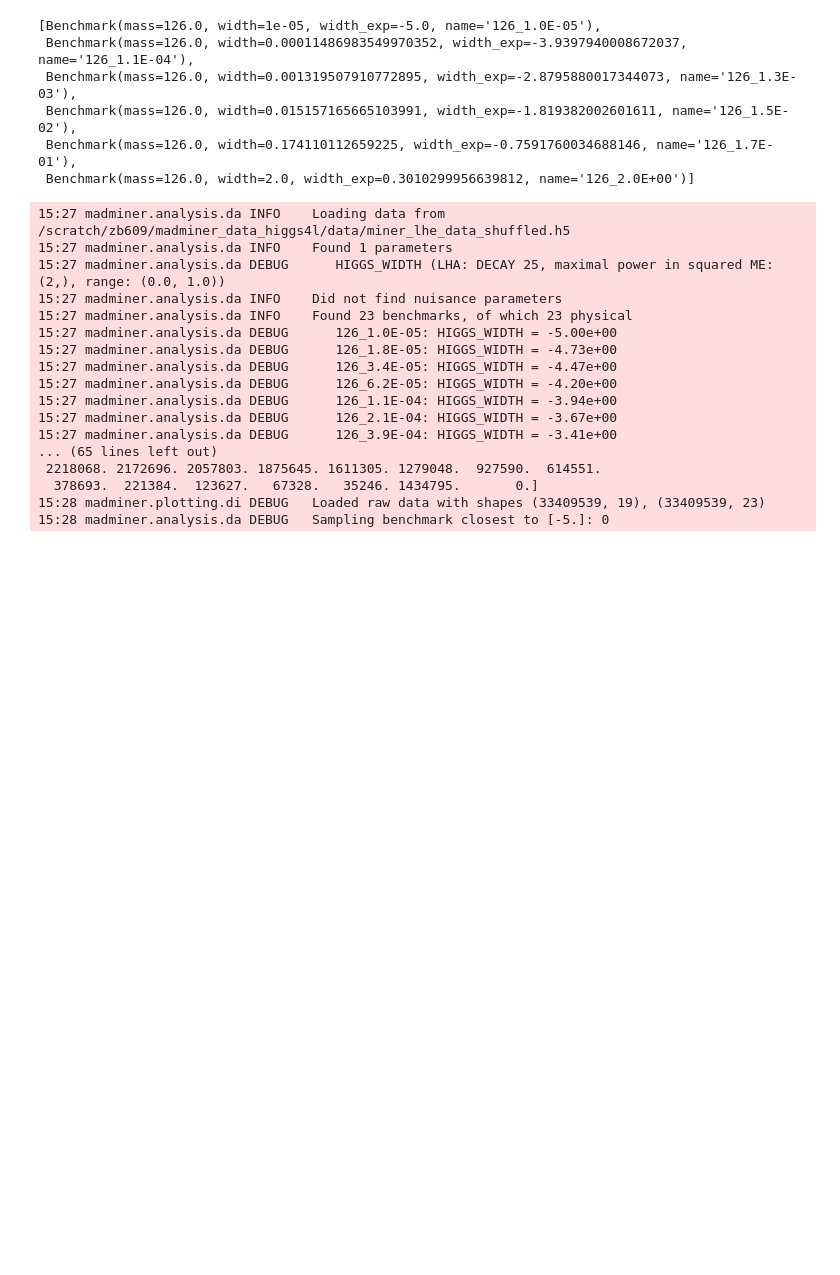
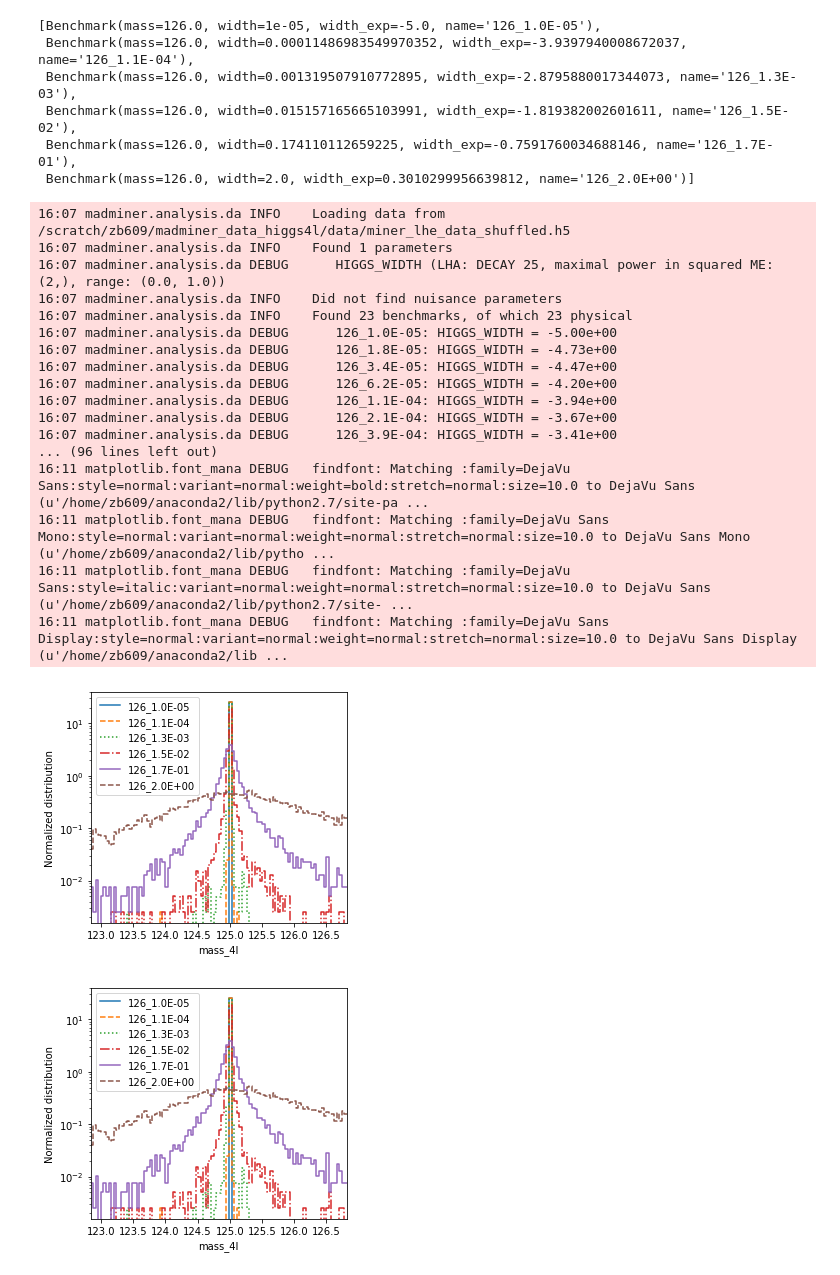
Before and after one commit to zbhatti/madminer, a Jupyter notebook: examples/higgs_4l/debugging_llr.ipynb, the cells around one changed output. Saved outputs shown, nothing was run; the diff lists cells and outputs as text; code cells hidden in the pictures; blank space fills up the shorter version.

Commit message:
add m4l histogram over benchmarks

```diff
--- a/examples/higgs_4l/debugging_llr.ipynb
+++ b/examples/higgs_4l/debugging_llr.ipynb
@@ -200,23 +200,25 @@ theta0_benchmarks_sublist
  Benchmark(mass=126.0, width=2.0, width_exp=0.3010299956639812, name='126_2.0E+00')]
 # %%
 # plot_distributions(filename=miner_data_shuffled_path, log=True, observables=['mass_4l'], uncertainties='none', sample_only_from_closest_benchmark=True, normalize=True, n_bins=100, parameter_points=[b.name for b in theta0_benchmarks_sublist], n_events=10000)
-plot_distributions(filename=miner_data_shuffled_path, log=True, observables=['mass_4l'], uncertainties='none', sample_only_from_closest_benchmark=True, normalize=True, n_bins=20, parameter_points=[theta0_benchmarks_sublist[0].name], n_events=1000)
+plot_distributions(filename=miner_data_shuffled_path, log=True, observables=['mass_4l'], uncertainties='none', sample_only_from_closest_benchmark=True, normalize=True, n_bins=100, parameter_points=[b.name for b in theta0_benchmarks_sublist], n_events=10000)
 # %% [output]
-15:27 madminer.analysis.da INFO    Loading data from /scratch/zb609/madminer_data_higgs4l/data/miner_lhe_data_shuffled.h5
-15:27 madminer.analysis.da INFO    Found 1 parameters
-15:27 madminer.analysis.da DEBUG      HIGGS_WIDTH (LHA: DECAY 25, maximal power in squared ME: (2,), range: (0.0, 1.0))
-15:27 madminer.analysis.da INFO    Did not find nuisance parameters
-15:27 madminer.analysis.da INFO    Found 23 benchmarks, of which 23 physical
-15:27 madminer.analysis.da DEBUG      126_1.0E-05: HIGGS_WIDTH = -5.00e+00
-15:27 madminer.analysis.da DEBUG      126_1.8E-05: HIGGS_WIDTH = -4.73e+00
-15:27 madminer.analysis.da DEBUG      126_3.4E-05: HIGGS_WIDTH = -4.47e+00
-15:27 madminer.analysis.da DEBUG      126_6.2E-05: HIGGS_WIDTH = -4.20e+00
-15:27 madminer.analysis.da DEBUG      126_1.1E-04: HIGGS_WIDTH = -3.94e+00
-15:27 madminer.analysis.da DEBUG      126_2.1E-04: HIGGS_WIDTH = -3.67e+00
-15:27 madminer.analysis.da DEBUG      126_3.9E-04: HIGGS_WIDTH = -3.41e+00
-... (65 lines left out)
- 2218068. 2172696. 2057803. 1875645. 1611305. 1279048.  927590.  614551.
-  378693.  221384.  123627.   67328.   35246. 1434795.       0.]
-15:28 madminer.plotting.di DEBUG   Loaded raw data with shapes (33409539, 19), (33409539, 23)
-15:28 madminer.analysis.da DEBUG   Sampling benchmark closest to [-5.]: 0
+16:07 madminer.analysis.da INFO    Loading data from /scratch/zb609/madminer_data_higgs4l/data/miner_lhe_data_shuffled.h5
+16:07 madminer.analysis.da INFO    Found 1 parameters
+16:07 madminer.analysis.da DEBUG      HIGGS_WIDTH (LHA: DECAY 25, maximal power in squared ME: (2,), range: (0.0, 1.0))
+16:07 madminer.analysis.da INFO    Did not find nuisance parameters
+16:07 madminer.analysis.da INFO    Found 23 benchmarks, of which 23 physical
+16:07 madminer.analysis.da DEBUG      126_1.0E-05: HIGGS_WIDTH = -5.00e+00
+16:07 madminer.analysis.da DEBUG      126_1.8E-05: HIGGS_WIDTH = -4.73e+00
+16:07 madminer.analysis.da DEBUG      126_3.4E-05: HIGGS_WIDTH = -4.47e+00
+16:07 madminer.analysis.da DEBUG      126_6.2E-05: HIGGS_WIDTH = -4.20e+00
+16:07 madminer.analysis.da DEBUG      126_1.1E-04: HIGGS_WIDTH = -3.94e+00
+16:07 madminer.analysis.da DEBUG      126_2.1E-04: HIGGS_WIDTH = -3.67e+00
+16:07 madminer.analysis.da DEBUG      126_3.9E-04: HIGGS_WIDTH = -3.41e+00
+... (96 lines left out)
+16:11 matplotlib.font_mana DEBUG   findfont: Matching :family=DejaVu Sans:style=normal:variant=normal:weight=bold:stretch=normal:size=10.0 to DejaVu Sans (u'/home/zb609/anaconda2/lib/python2.7/site-pa ...
+16:11 matplotlib.font_mana DEBUG   findfont: Matching :family=DejaVu Sans Mono:style=normal:variant=normal:weight=normal:stretch=normal:size=10.0 to DejaVu Sans Mono (u'/home/zb609/anaconda2/lib/pytho ...
+16:11 matplotlib.font_mana DEBUG   findfont: Matching :family=DejaVu Sans:style=italic:variant=normal:weight=normal:stretch=normal:size=10.0 to DejaVu Sans (u'/home/zb609/anaconda2/lib/python2.7/site- ...
+16:11 matplotlib.font_mana DEBUG   findfont: Matching :family=DejaVu Sans Display:style=normal:variant=normal:weight=normal:stretch=normal:size=10.0 to DejaVu Sans Display (u'/home/zb609/anaconda2/lib ...
+[figure, added]
+[figure, added]
 # %%
```
Also changed, not shown: parts of 5 cells of this notebook.
